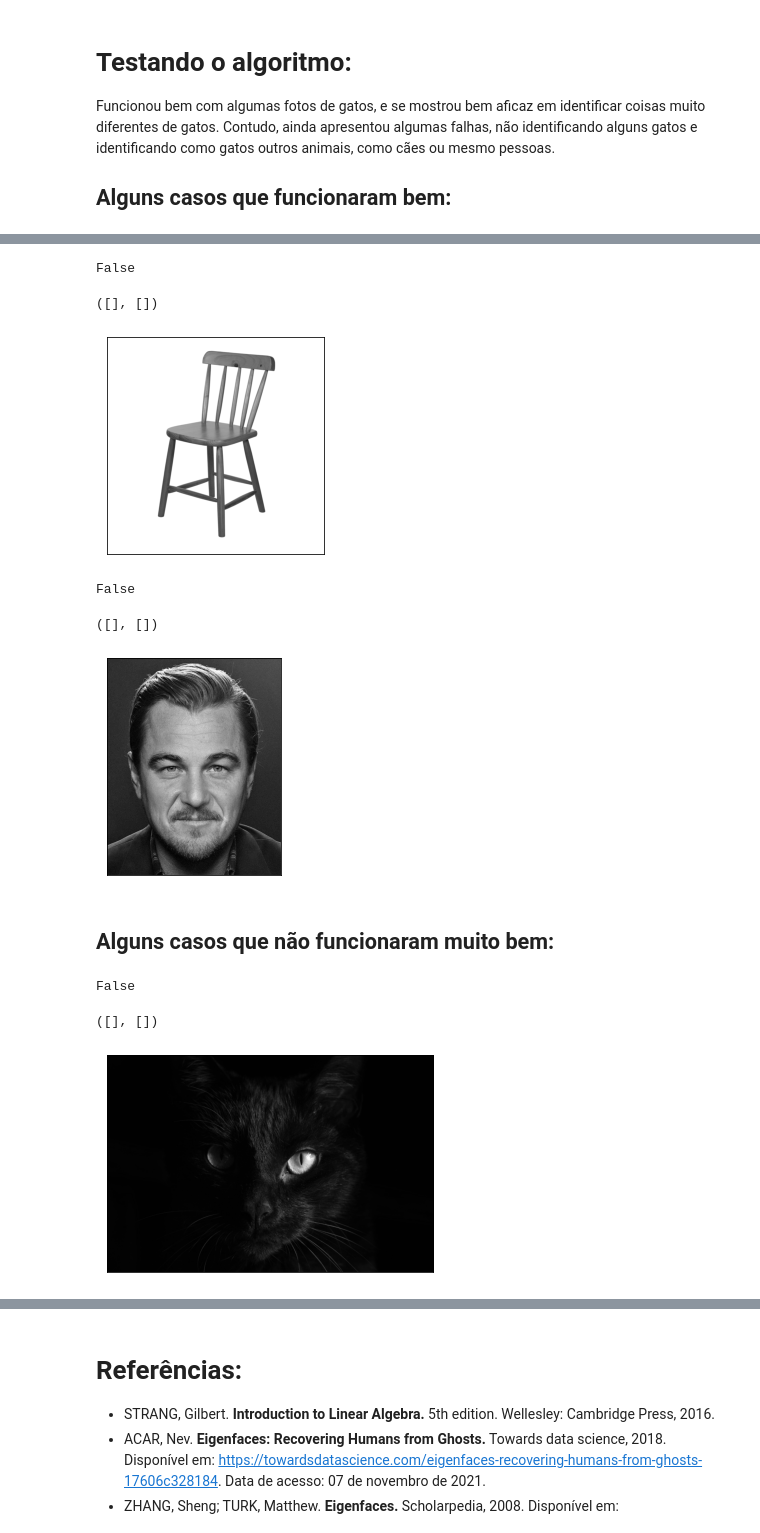
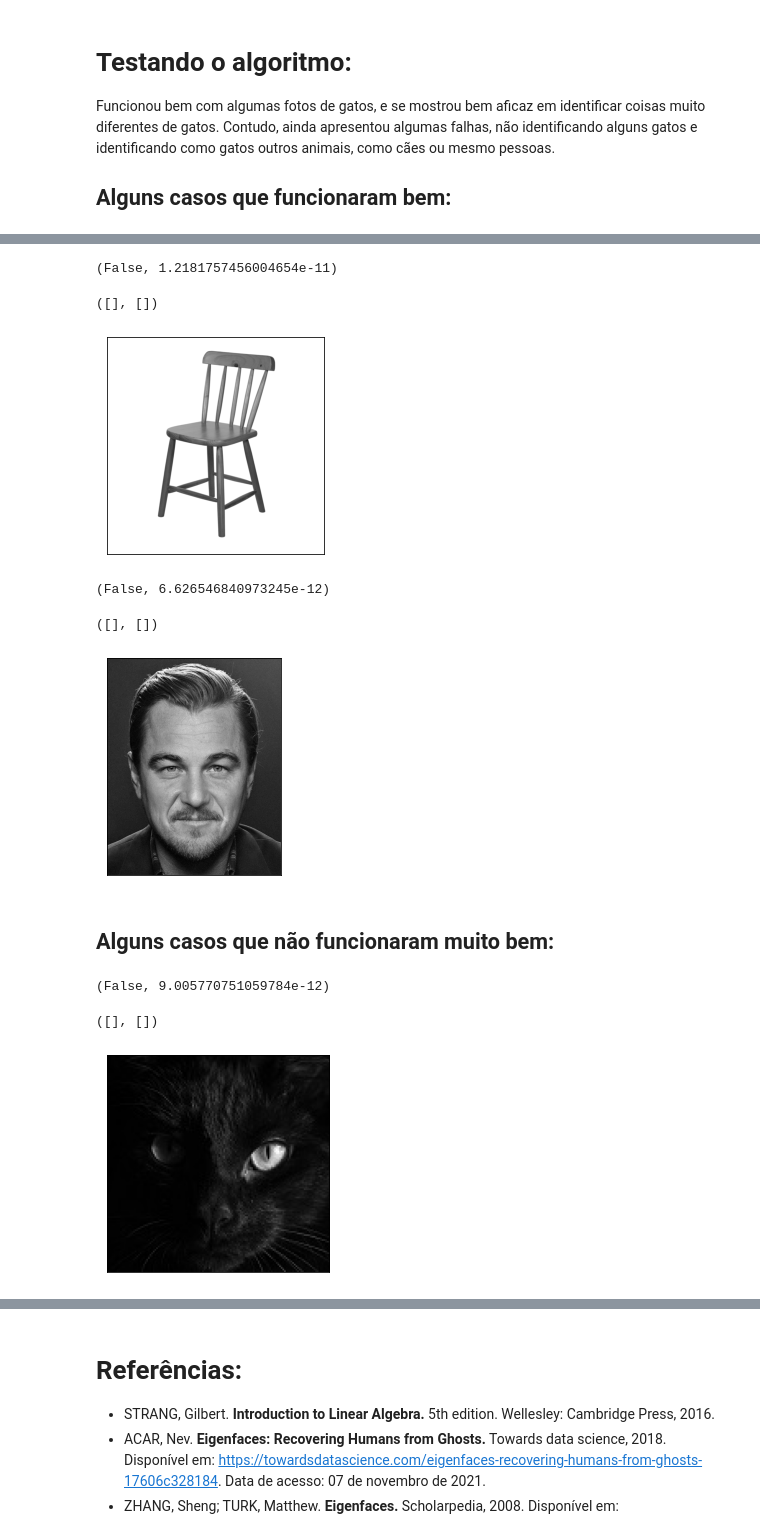
Before and after one commit to Perez-Amanda/Eigenfaces_Algebra_Linear, a Jupyter notebook: cats_eigenfaces.ipynb, the cells around one changed output, grey strips where cells are left out. Saved outputs shown, nothing was run; the diff lists cells and outputs as text; code cells hidden in the pictures.

```diff
--- a/cats_eigenfaces.ipynb
+++ b/cats_eigenfaces.ipynb
@@ -138,4 +138,4 @@ def identificador_de_gatos(imagem, n_componentes):
     p = np.dot(np.identity(n_componentes) - np.dot(U_,U_.T), img3 - media)
     d = np.linalg.norm(p)
     lim = 6.5e-12
-    return d < lim
+    return d < lim, d
@@ -192,7 +201,7 @@ plt.imshow(preto_e_branco(plt.imread(imagem)),cmap=plt.cm.gray)
 plt.xticks(())
 plt.yticks(())
 # %% [output]
-False
+(False, 1.2181757456004654e-11)
 ([], [])
 [figure]
 # %%
@@ -202,18 +211,18 @@ plt.imshow(preto_e_branco(plt.imread(imagem)),cmap=plt.cm.gray)
 plt.xticks(())
 plt.yticks(())
 # %% [output]
-False
+(False, 6.626546840973245e-12)
 ([], [])
 [figure]
 # %% [markdown]
 ## Alguns casos que não funcionaram muito bem:
 # %%
-imagem = 'test/gato3.jpg'
+imagem = 'test/gato6.jpg'
 print(identificador_de_gatos(imagem, n_comp))
 plt.imshow(preto_e_branco(plt.imread(imagem)),cmap=plt.cm.gray)
 plt.xticks(())
 plt.yticks(())
 # %% [output]
-False
+(False, 9.005770751059784e-12)
 ([], [])
-[figure, old version]
+[figure, new version]
```
Also changed, not shown: parts of 11 cells of this notebook, 4 other files.
